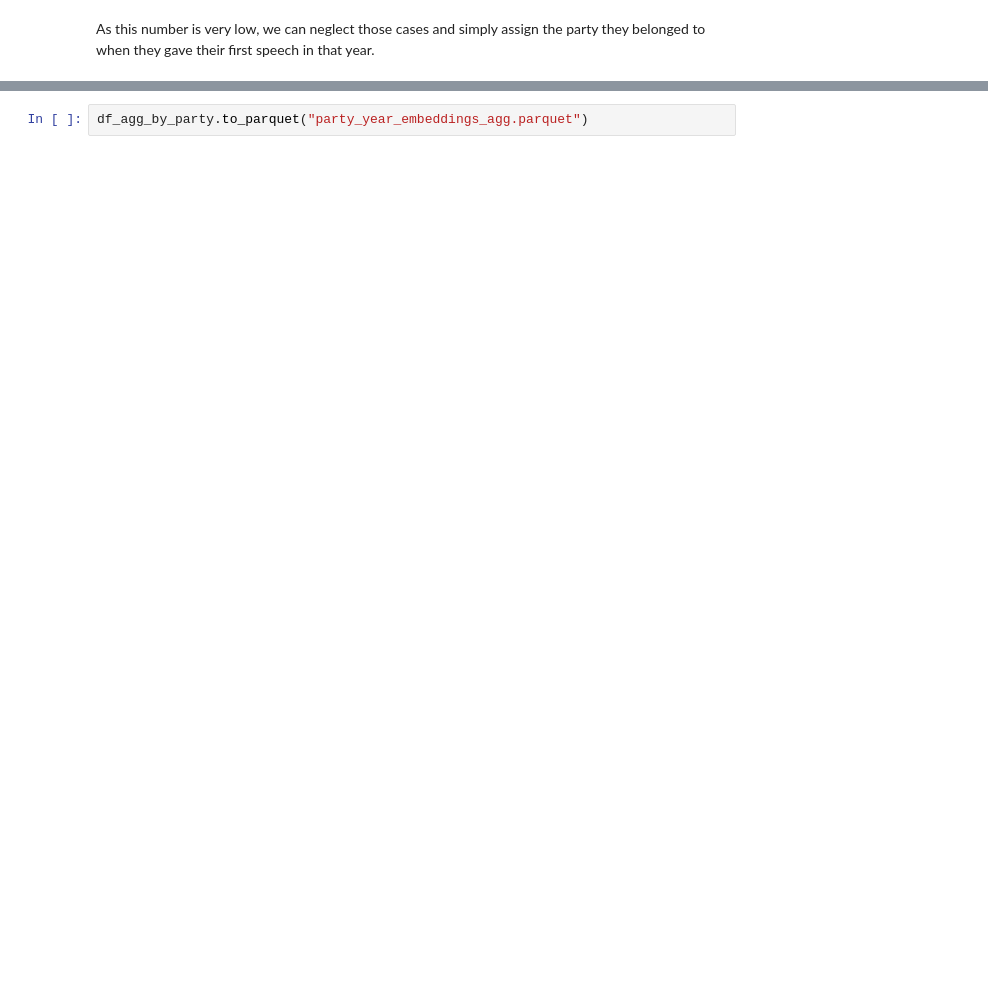
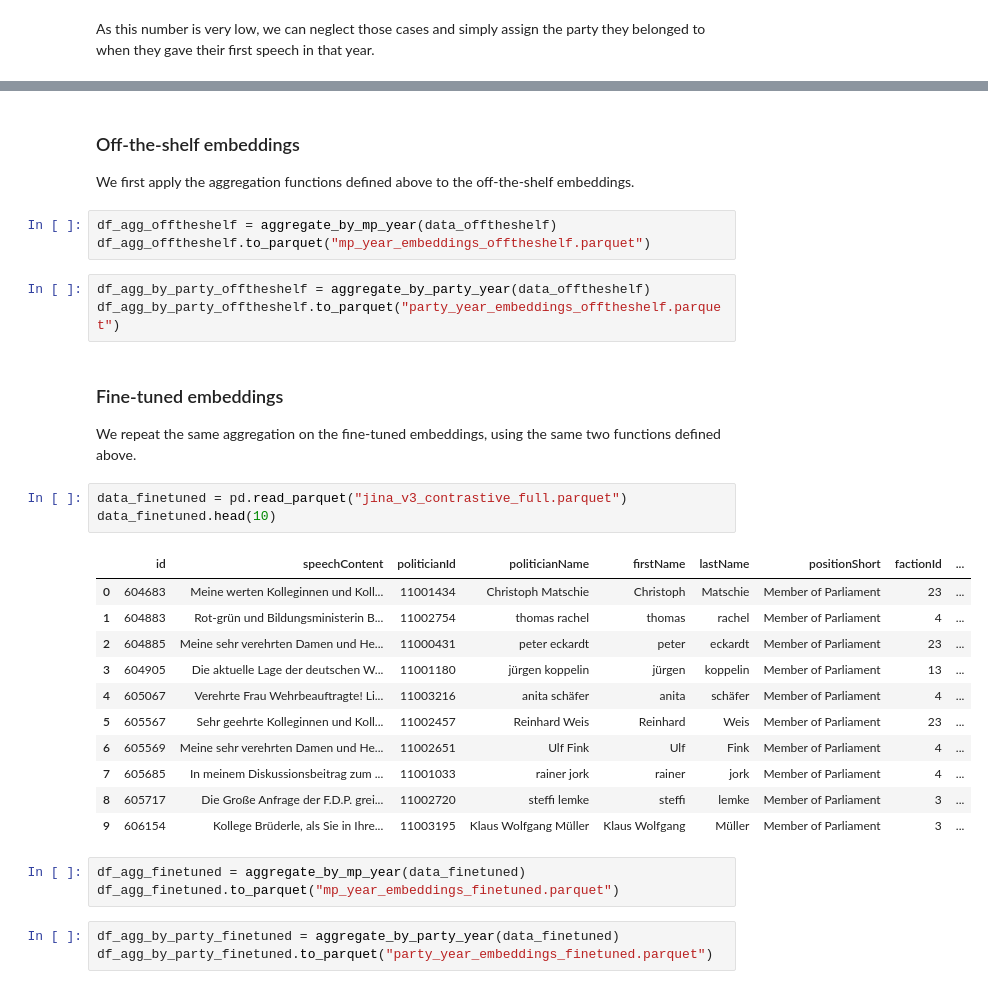
Before and after one commit to BerHarDanVoe/parliament-embeddings, a Jupyter notebook: notebooks/03_aggregate_embeddings.ipynb, the cells around one changed output, grey strips where cells are left out. Drawn from its saved outputs; the diff is of its cells as text; blank space fills up the shorter version.

```diff
--- a/notebooks/03_aggregate_embeddings.ipynb
+++ b/notebooks/03_aggregate_embeddings.ipynb
@@ -104,2 +70,35 @@ df_agg_by_party = pd.DataFrame(agg_by_party)
-# %%
-df_agg_by_party.to_parquet("party_year_embeddings_agg.parquet")
+# %% [markdown]
+### Off-the-shelf embeddings
+
+We first apply the aggregation functions defined above to the off-the-shelf embeddings.
+# %%
+df_agg_offtheshelf = aggregate_by_mp_year(data_offtheshelf)
+df_agg_offtheshelf.to_parquet("mp_year_embeddings_offtheshelf.parquet")
+# %%
+df_agg_by_party_offtheshelf = aggregate_by_party_year(data_offtheshelf)
+df_agg_by_party_offtheshelf.to_parquet("party_year_embeddings_offtheshelf.parquet")
+# %% [markdown]
+### Fine-tuned embeddings
+
+We repeat the same aggregation on the fine-tuned embeddings, using the same two functions defined above.
+# %%
+data_finetuned = pd.read_parquet("jina_v3_contrastive_full.parquet")
+data_finetuned.head(10)
+# %% [output]
+|  | id | speechContent | politicianId | politicianName | firstName | lastName | positionShort | factionId | ... |
+| 0 | 604683 | Meine werten Kolleginnen und Koll... | 11001434 | Christoph Matschie | Christoph | Matschie | Member of Parliament | 23 | ... |
+| 1 | 604883 | Rot-grün und Bildungsministerin B... | 11002754 | thomas rachel | thomas | rachel | Member of Parliament | 4 | ... |
+| 2 | 604885 | Meine sehr verehrten Damen und He... | 11000431 | peter eckardt | peter | eckardt | Member of Parliament | 23 | ... |
+| 3 | 604905 | Die aktuelle Lage der deutschen W... | 11001180 | jürgen koppelin | jürgen | koppelin | Member of Parliament | 13 | ... |
+| 4 | 605067 | Verehrte Frau Wehrbeauftragte! Li... | 11003216 | anita schäfer | anita | schäfer | Member of Parliament | 4 | ... |
+| 5 | 605567 | Sehr geehrte Kolleginnen und Koll... | 11002457 | Reinhard Weis | Reinhard | Weis | Member of Parliament | 23 | ... |
+| 6 | 605569 | Meine sehr verehrten Damen und He... | 11002651 | Ulf Fink | Ulf | Fink | Member of Parliament | 4 | ... |
+| 7 | 605685 | In meinem Diskussionsbeitrag zum ... | 11001033 | rainer jork | rainer | jork | Member of Parliament | 4 | ... |
+| 8 | 605717 | Die Große Anfrage der F.D.P. grei... | 11002720 | steffi lemke | steffi | lemke | Member of Parliament | 3 | ... |
+| 9 | 606154 | Kollege Brüderle, als Sie in Ihre... | 11003195 | Klaus Wolfgang Müller | Klaus Wolfgang | Müller | Member of Parliament | 3 | ... |
+# %%
+df_agg_finetuned = aggregate_by_mp_year(data_finetuned)
+df_agg_finetuned.to_parquet("mp_year_embeddings_finetuned.parquet")
+# %%
+df_agg_by_party_finetuned = aggregate_by_party_year(data_finetuned)
+df_agg_by_party_finetuned.to_parquet("party_year_embeddings_finetuned.parquet")
```
Also changed, not shown: parts of 10 cells of this notebook, 1 other file.
